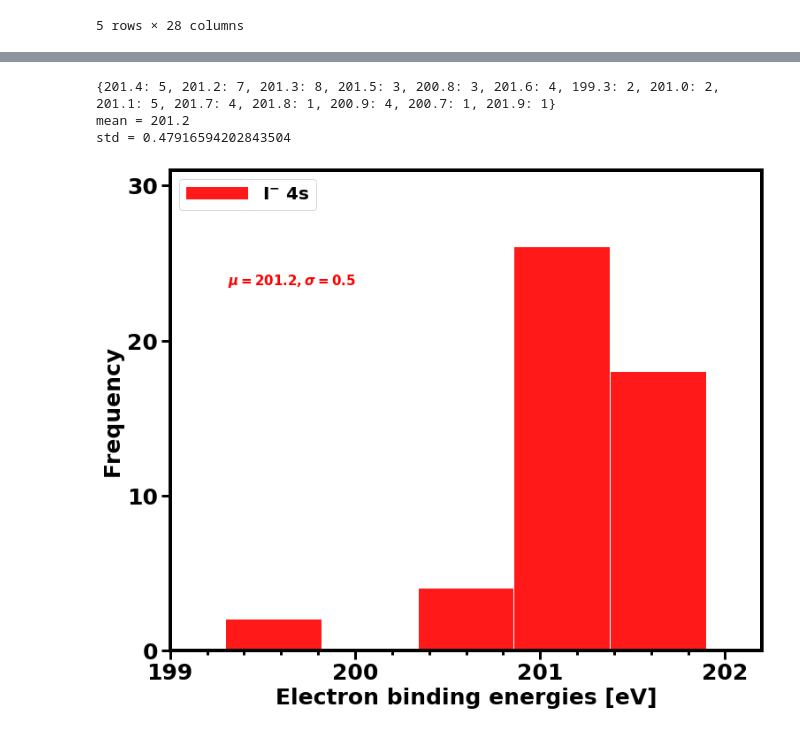
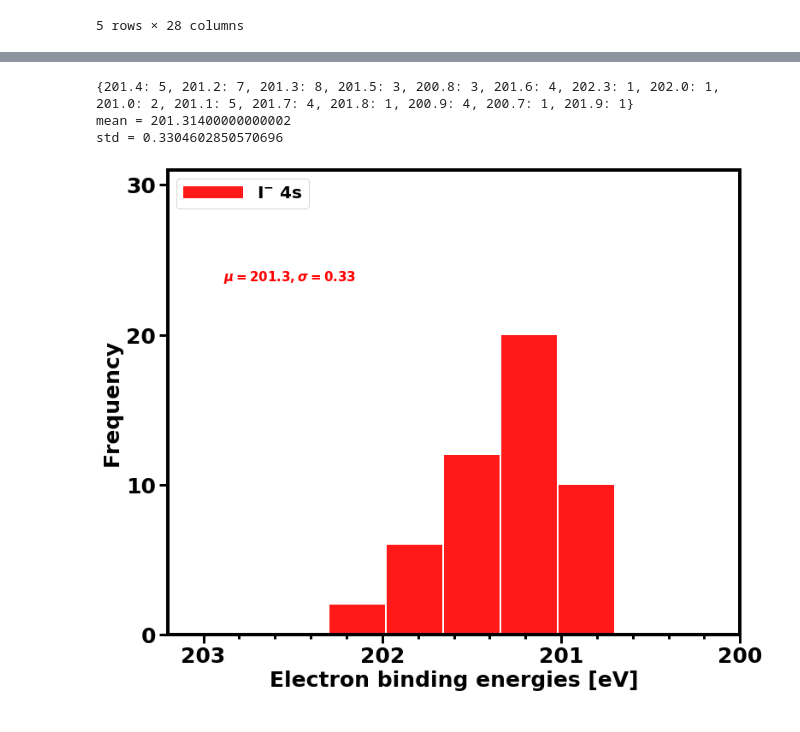
Before and after one commit to richopoku/Iodide_project_graphs_binder, a Jupyter notebook: Iodide_coreproperties.ipynb, the cells around one changed output, grey strips where cells are left out. Saved outputs shown, nothing was run; the diff lists cells and outputs as text; code cells hidden in the pictures.

```diff
--- a/Iodide_coreproperties.ipynb
+++ b/Iodide_coreproperties.ipynb
@@ -539,41 +546,42 @@ dv_i_acv2z_x2cmmf_gaunt_4s = list(dict.values(counted_i_acv2z_x2cmmf_gaunt_4s))
 
 
 dkmin_z_i_acv2z_x2cmmf_gaunt_4s = min(dk_i_acv2z_x2cmmf_gaunt_4s)
 dkmax_z_i_acv2z_x2cmmf_gaunt_4s = max(dk_i_acv2z_x2cmmf_gaunt_4s)
 dvmin_z_i_acv2z_x2cmmf_gaunt_4s = min(dv_i_acv2z_x2cmmf_gaunt_4s)
 dvmax_z_i_acv2z_x2cmmf_gaunt_4s = max(dv_i_acv2z_x2cmmf_gaunt_4s)
 
 
 
 ax.yaxis.get_major_formatter().set_scientific(False)
 ax.yaxis.get_major_formatter().set_useOffset(False)
 plt.minorticks_on()
 plt.tick_params(axis='both', which='major', length=10, width=3)
 plt.tick_params(axis='x', which='minor', length=5, width=3)
 
 
-plt.axis([199, 202.2, 0, 31])
+plt.axis([200, 203.2, 0, 31])
 plt.yticks(np.arange(0, 31, 10))
-plt.xticks(np.arange(199, 202.2, 1))
+plt.xticks(np.arange(200, 203.2, 1))
+plt.gca().invert_xaxis()
 
-plt.hist(z_i_acv2z_x2cmmf_gaunt_4s, **kwargs, color='red', rwidth=0.99, label='I$^{-}$ 4s')
+plt.hist(z_i_acv2z_x2cmmf_gaunt_4s, **kwargs, color='red', rwidth=0.98, label='I$^{-}$ 4s')
 
 #sns.distplot(z_i_acv2z_x2cmmf_gaunt_4s , color='red', hist=False, kde_kws = {'color':'red',
 #                       'linewidth':5, 'linestyle':'--', 'alpha':0.9})
 plt.xticks(fontsize=25, fontweight='bold')
 plt.yticks(fontsize=25, fontweight='bold')
 plt.xlabel('Electron binding energies [eV]', fontsize=25, fontweight='bold')
 plt.ylabel('Frequency', fontsize=25, fontweight='bold')
 plt.legend(loc=2, prop={'size': 20}, handlelength=3.5)
-plt.figtext(0.2, 0.7, "$\mu=201.2, \sigma=0.5$", fontsize=15, color="red")
+plt.figtext(0.2, 0.7, "$\mu=201.3, \sigma=0.33$", fontsize=15, color="red")
 #plt.savefig('zero_i_acv2z_x2cmmf_gaunt_4s.png', bbox_inches='tight', dpi=400)
 
 plt.show()
 # %% [output]
-{201.4: 5, 201.2: 7, 201.3: 8, 201.5: 3, 200.8: 3, 201.6: 4, 199.3: 2, 201.0: 2, 201.1: 5, 201.7: 4, 201.8: 1, 200.9: 4, 200.7: 1, 201.9: 1}
-mean = 201.2
-std = 0.47916594202843504
+{201.4: 5, 201.2: 7, 201.3: 8, 201.5: 3, 200.8: 3, 201.6: 4, 202.3: 1, 202.0: 1, 201.0: 2, 201.1: 5, 201.7: 4, 201.8: 1, 200.9: 4, 200.7: 1, 201.9: 1}
+mean = 201.31400000000002
+std = 0.3304602850570696
-[figure, old version]
+[figure, new version]
 # %%
 fig, ax = plt.subplots(figsize=(12,10))
 
```
Also changed, not shown: parts of 8 cells of this notebook, 1 other file.
